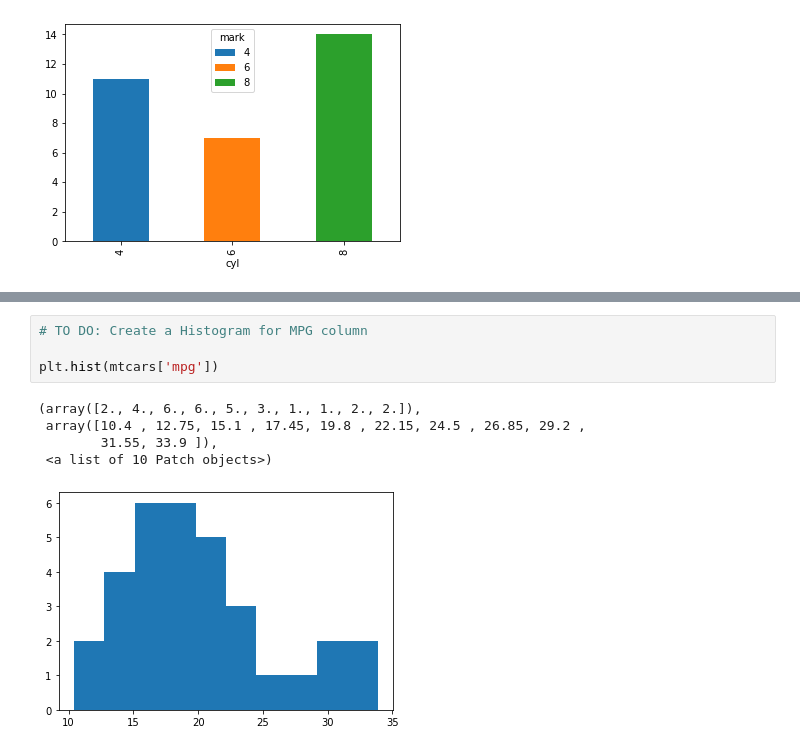
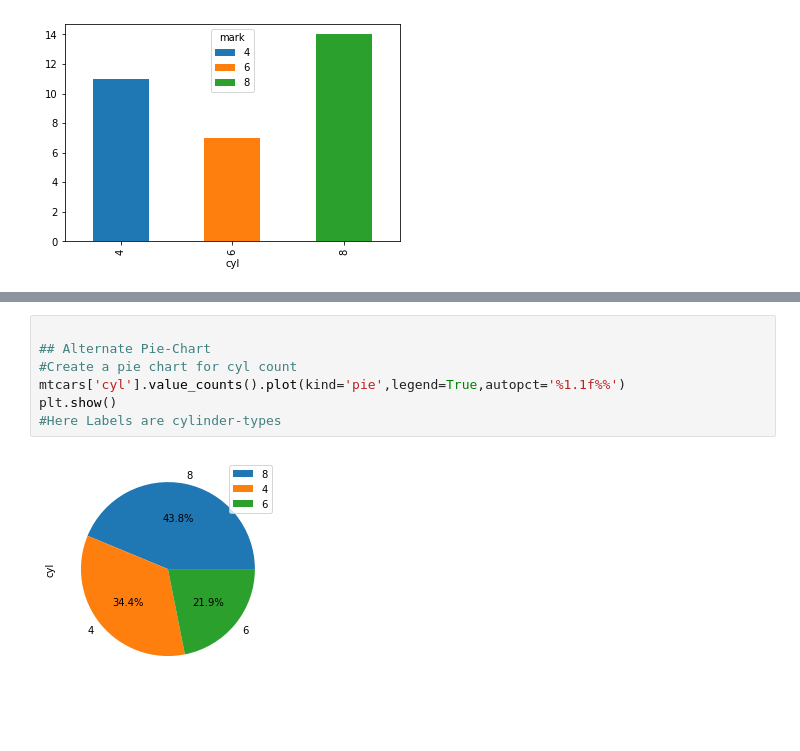
Before and after one commit to kaustavr19/VIP_AINE-AI, a Jupyter notebook: Project - 6/Data_Manipulation_and_Visualization_using_Python.ipynb, the cells around one changed output, grey strips where cells are left out. Saved outputs shown, nothing was run; the diff lists cells and outputs as text; blank space fills up the shorter version.

```diff
--- a/Project - 6/Data_Manipulation_and_Visualization_using_Python.ipynb
+++ b/Project - 6/Data_Manipulation_and_Visualization_using_Python.ipynb
@@ -1774,10 +1783,9 @@ plt.show()
-# %%
-# TO DO: Create a Histogram for MPG column
-
-plt.hist(mtcars['mpg'])
-# %% [output]
-(array([2., 4., 6., 6., 5., 3., 1., 1., 2., 2.]),
- array([10.4 , 12.75, 15.1 , 17.45, 19.8 , 22.15, 24.5 , 26.85, 29.2 ,
-        31.55, 33.9 ]),
- <a list of 10 Patch objects>)
-[figure, removed]
+# %%
+
+## Alternate Pie-Chart
+#Create a pie chart for cyl count
+mtcars['cyl'].value_counts().plot(kind='pie',legend=True,autopct='%1.1f%%')
+plt.show()
+#Here Labels are cylinder-types
+# %% [output]
+[figure, added]
```
Also changed, not shown: parts of 10 cells of this notebook.
